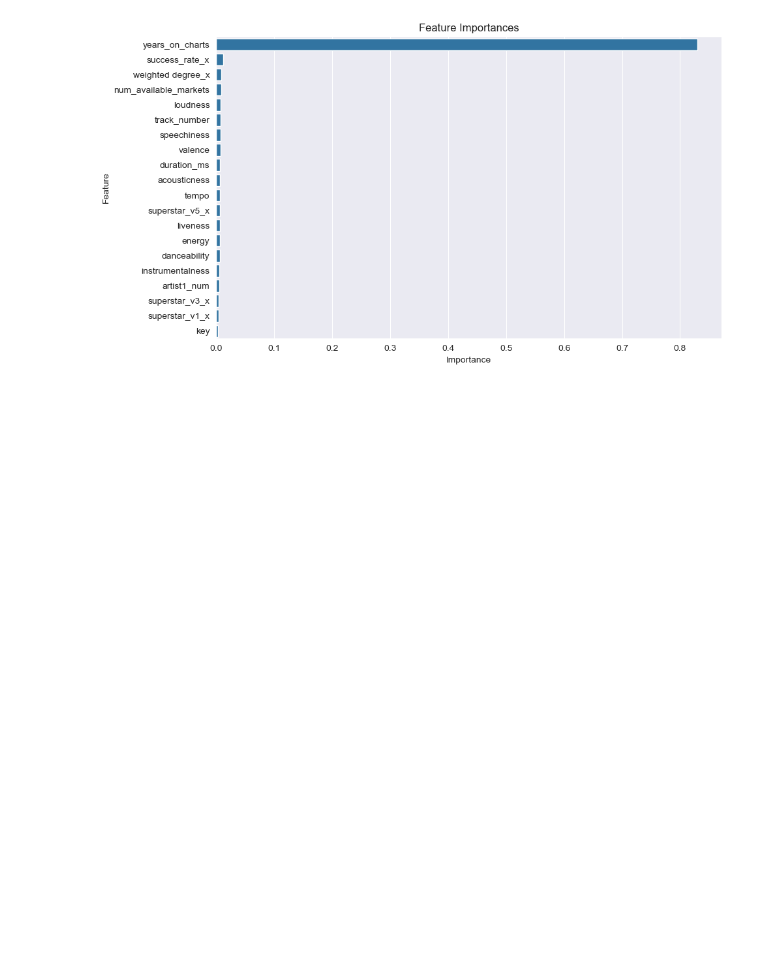
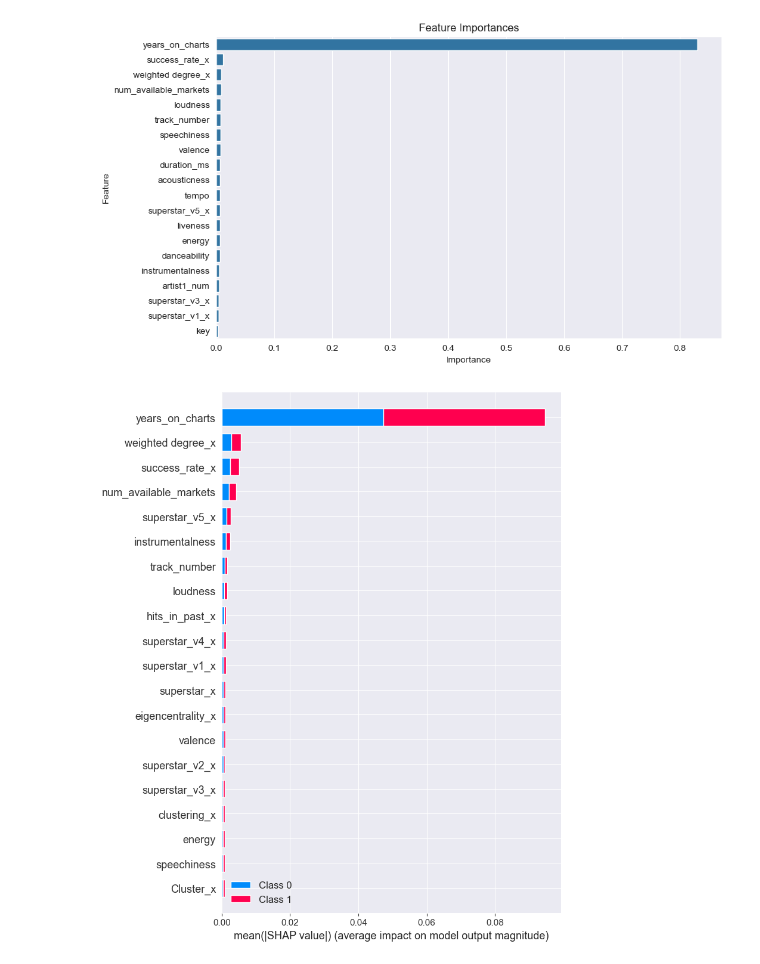
Before and after one commit to l4vd/Ba_first_tries, a Jupyter notebook: models/Original_MLP/RandomForestFeatimportance.ipynb, the cells around one changed output. Saved outputs shown, nothing was run; the diff lists cells and outputs as text; code cells hidden in the pictures; blank space fills up the shorter version.

```diff
--- a/models/Original_MLP/RandomForestFeatimportance.ipynb
+++ b/models/Original_MLP/RandomForestFeatimportance.ipynb
@@ -87,7 +87,7 @@ X_preprocessed[X_preprocessed.select_dtypes(include=[bool]).columns] = X_preproc
 # y_train = y.iloc[:sep_index].copy()
 # y_test = y.iloc[sep_index:].copy()
 X_train, X_test, y_train, y_test = train_test_split(X_preprocessed, y, test_size=0.25, shuffle=False)
-X_train_noup, X_test_noup, y_train_noup, y_test_noup = X_train, X_test, y_train, y_test
+X_train_noup, X_test_noup, y_train_noup, y_test_noup = X_train.drop(columns="release_date"), X_test, y_train, y_test
 # %%
 X.info()
 # %% [output]
@@ -250,11 +250,13 @@ plt.show()
 # %%
 import shap
 # Calculate SHAP values
 explainer = shap.TreeExplainer(clf)
 shap_values = explainer.shap_values(X_train_noup.iloc[:1000])
 
 # Plot the summary plot
-shap.summary_plot(shap_values, X_train_noup, feature_names=X_train_noup.columns)
+shap.summary_plot(shap_values, X_train_noup.iloc[:1000], feature_names=X_train_noup.columns)
+# %% [output]
+[figure, added]
 # %%
 # Calculate SHAP values
 explainer = shap.TreeExplainer(clf)
```
Also changed, not shown: parts of 5 cells of this notebook.
